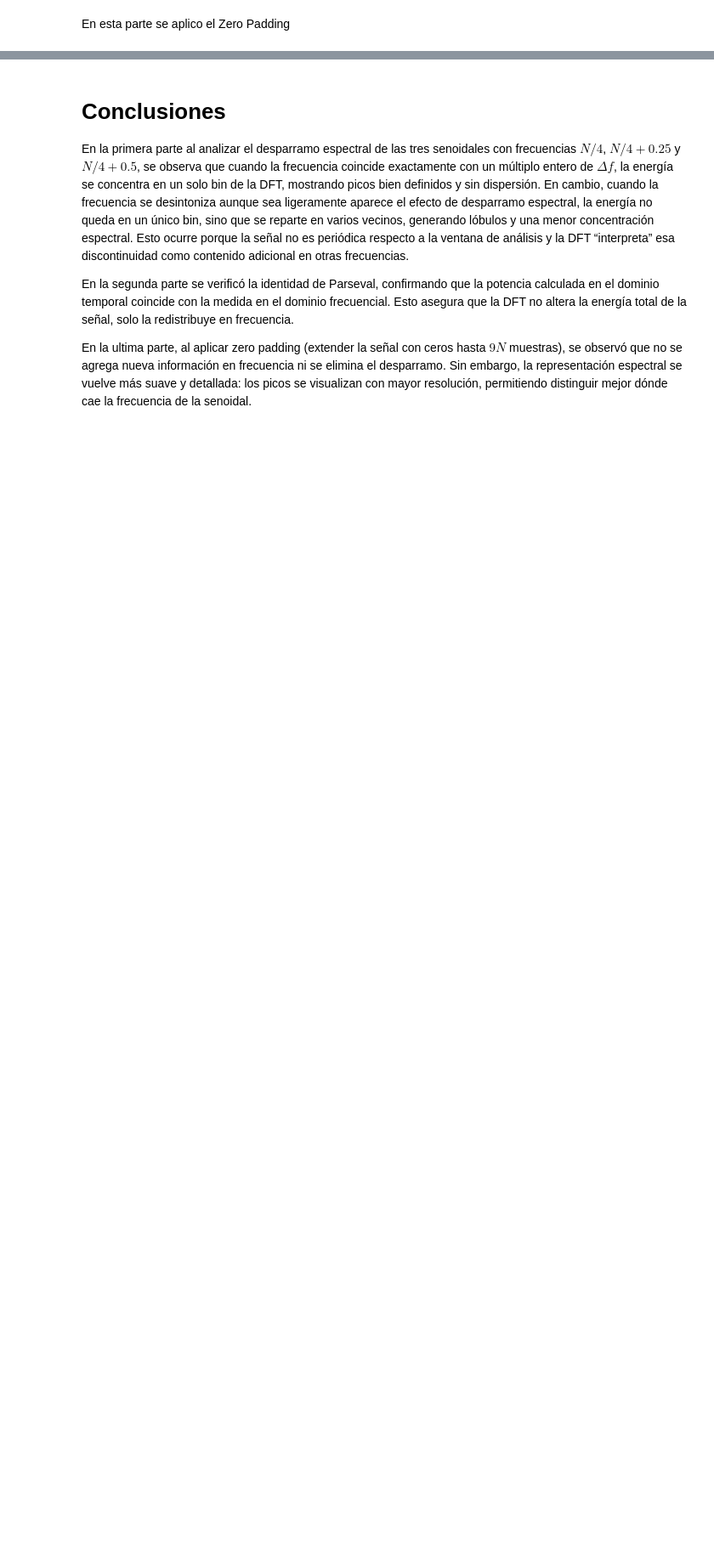
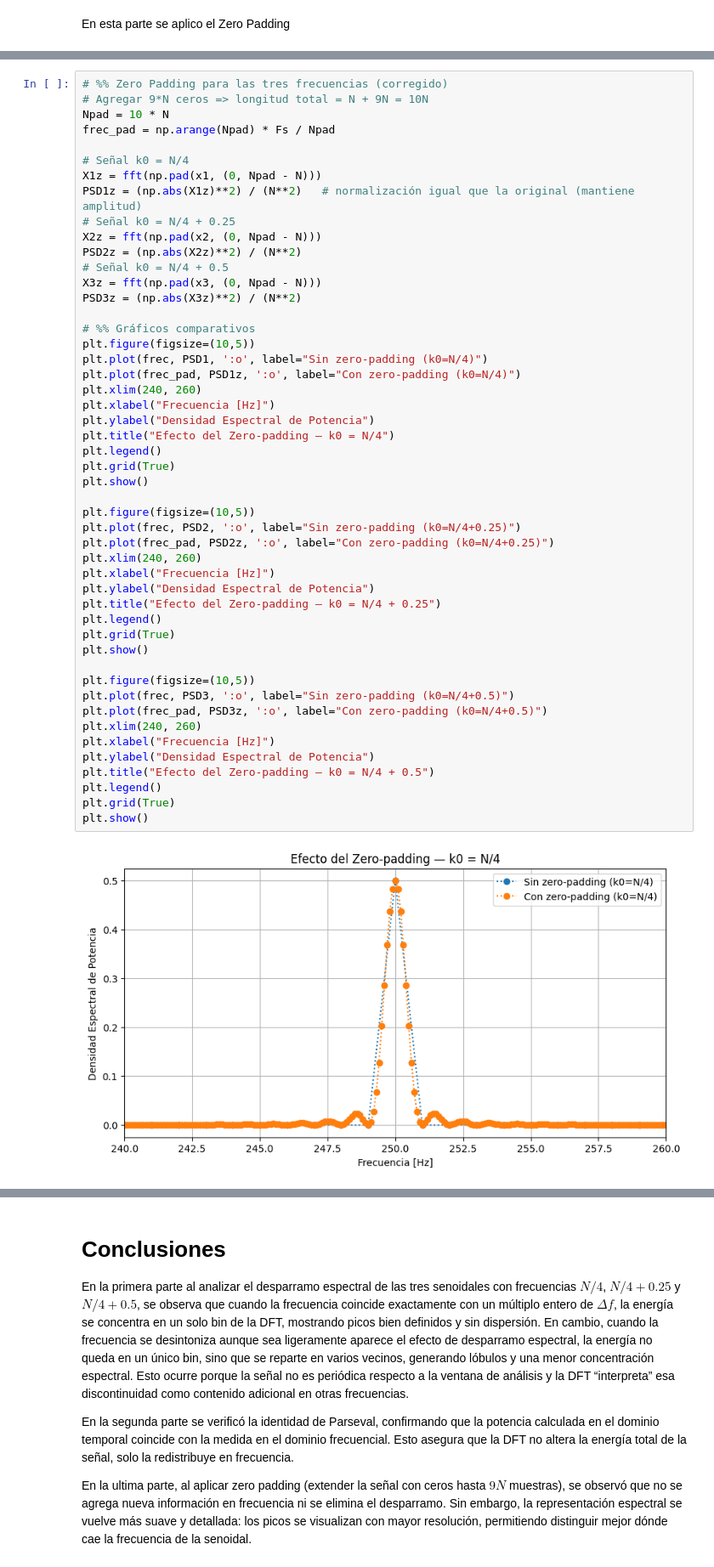
Before and after one commit to Subpion/AyPdS, a Jupyter notebook: tps3.ipynb, the cells around one changed output, grey strips where cells are left out. Shown: that part at 85% size. Saved outputs shown, nothing was run; the diff lists cells and outputs as text; blank space fills up the shorter version.

```diff
--- a/tps3.ipynb
+++ b/tps3.ipynb
@@ -135,0 +117,51 @@ plt.show()
+# %%
+# %% Zero Padding para las tres frecuencias (corregido)
+# Agregar 9*N ceros => longitud total = N + 9N = 10N
+Npad = 10 * N
+frec_pad = np.arange(Npad) * Fs / Npad
+
+# Señal k0 = N/4
+X1z = fft(np.pad(x1, (0, Npad - N)))
+PSD1z = (np.abs(X1z)**2) / (N**2)   # normalización igual que la original (mantiene amplitud)
+# Señal k0 = N/4 + 0.25
+X2z = fft(np.pad(x2, (0, Npad - N)))
+PSD2z = (np.abs(X2z)**2) / (N**2)
+# Señal k0 = N/4 + 0.5
+X3z = fft(np.pad(x3, (0, Npad - N)))
+PSD3z = (np.abs(X3z)**2) / (N**2)
+
+# %% Gráficos comparativos
+plt.figure(figsize=(10,5))
+plt.plot(frec, PSD1, ':o', label="Sin zero-padding (k0=N/4)")
+plt.plot(frec_pad, PSD1z, ':o', label="Con zero-padding (k0=N/4)")
+plt.xlim(240, 260)
+plt.xlabel("Frecuencia [Hz]")
+plt.ylabel("Densidad Espectral de Potencia")
+plt.title("Efecto del Zero-padding — k0 = N/4")
+plt.legend()
+plt.grid(True)
+plt.show()
+
+plt.figure(figsize=(10,5))
+plt.plot(frec, PSD2, ':o', label="Sin zero-padding (k0=N/4+0.25)")
+plt.plot(frec_pad, PSD2z, ':o', label="Con zero-padding (k0=N/4+0.25)")
+plt.xlim(240, 260)
+plt.xlabel("Frecuencia [Hz]")
+plt.ylabel("Densidad Espectral de Potencia")
+plt.title("Efecto del Zero-padding — k0 = N/4 + 0.25")
+plt.legend()
+plt.grid(True)
+plt.show()
+
+plt.figure(figsize=(10,5))
+plt.plot(frec, PSD3, ':o', label="Sin zero-padding (k0=N/4+0.5)")
+plt.plot(frec_pad, PSD3z, ':o', label="Con zero-padding (k0=N/4+0.5)")
+plt.xlim(240, 260)
+plt.xlabel("Frecuencia [Hz]")
+plt.ylabel("Densidad Espectral de Potencia")
+plt.title("Efecto del Zero-padding — k0 = N/4 + 0.5")
+plt.legend()
+plt.grid(True)
+plt.show()
+# %% [output]
+[figure, added]
```
Also changed, not shown: parts of 7 cells of this notebook.
